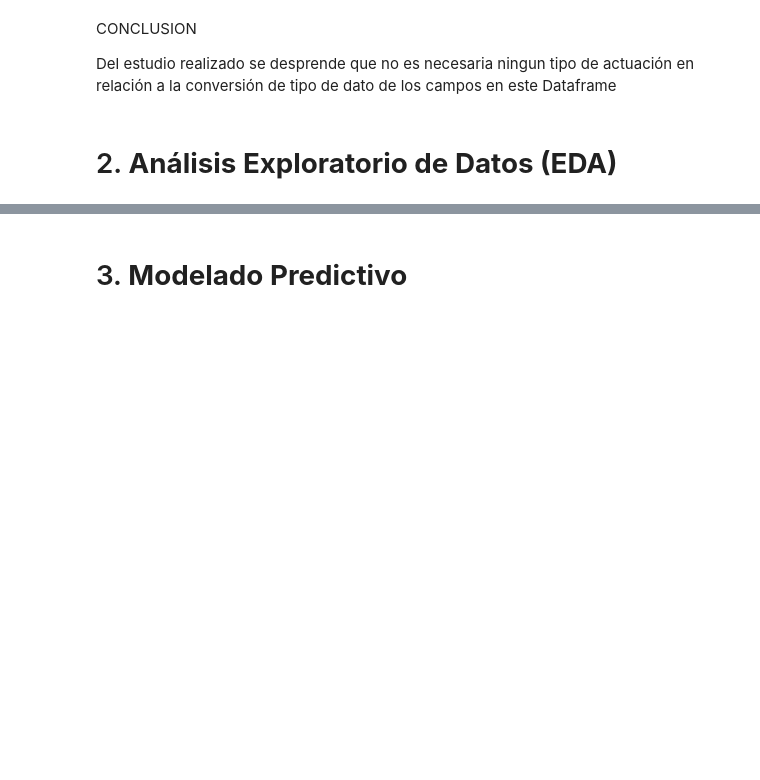
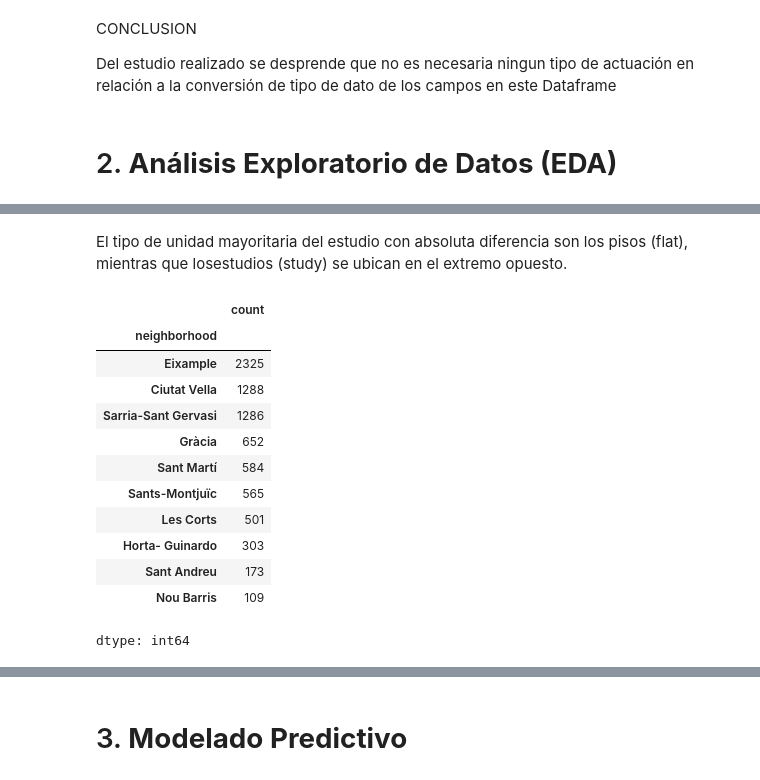
Before and after one commit to PEA-IA-DS-Proyecto-1/HomePricePredictorBCN, a Jupyter notebook: Análisis exploratorio y modelado predictivo de precios de viviendas en Barcelona.ipynb, the cells around one changed output, grey strips where cells are left out. Saved outputs shown, nothing was run; the diff lists cells and outputs as text; code cells hidden in the pictures; blank space fills up the shorter version.

```diff
--- a/Análisis exploratorio y modelado predictivo de precios de viviendas en Barcelona.ipynb
+++ b/Análisis exploratorio y modelado predictivo de precios de viviendas en Barcelona.ipynb
@@ -685,0 +761,19 @@ BLOQUE PENDIENTEDE REALIZAR
+# %% [markdown]
+El tipo de unidad mayoritaria del estudio con absoluta diferencia son los pisos (flat), mientras que losestudios (study) se ubican en el extremo opuesto.
+# %%
+#Recuento de unidades por barrio/zona
+df_eda['neighborhood'].value_counts().sort_values(ascending=False)
+# %% [output]
+|  | count |
+| neighborhood |  |
+| Eixample | 2325 |
+| Ciutat Vella | 1288 |
+| Sarria-Sant Gervasi | 1286 |
+| Gràcia | 652 |
+| Sant Martí | 584 |
+| Sants-Montjuïc | 565 |
+| Les Corts | 501 |
+| Horta- Guinardo | 303 |
+| Sant Andreu | 173 |
+| Nou Barris | 109 |
+dtype: int64
```
Also changed, not shown: parts of 19 cells of this notebook.
